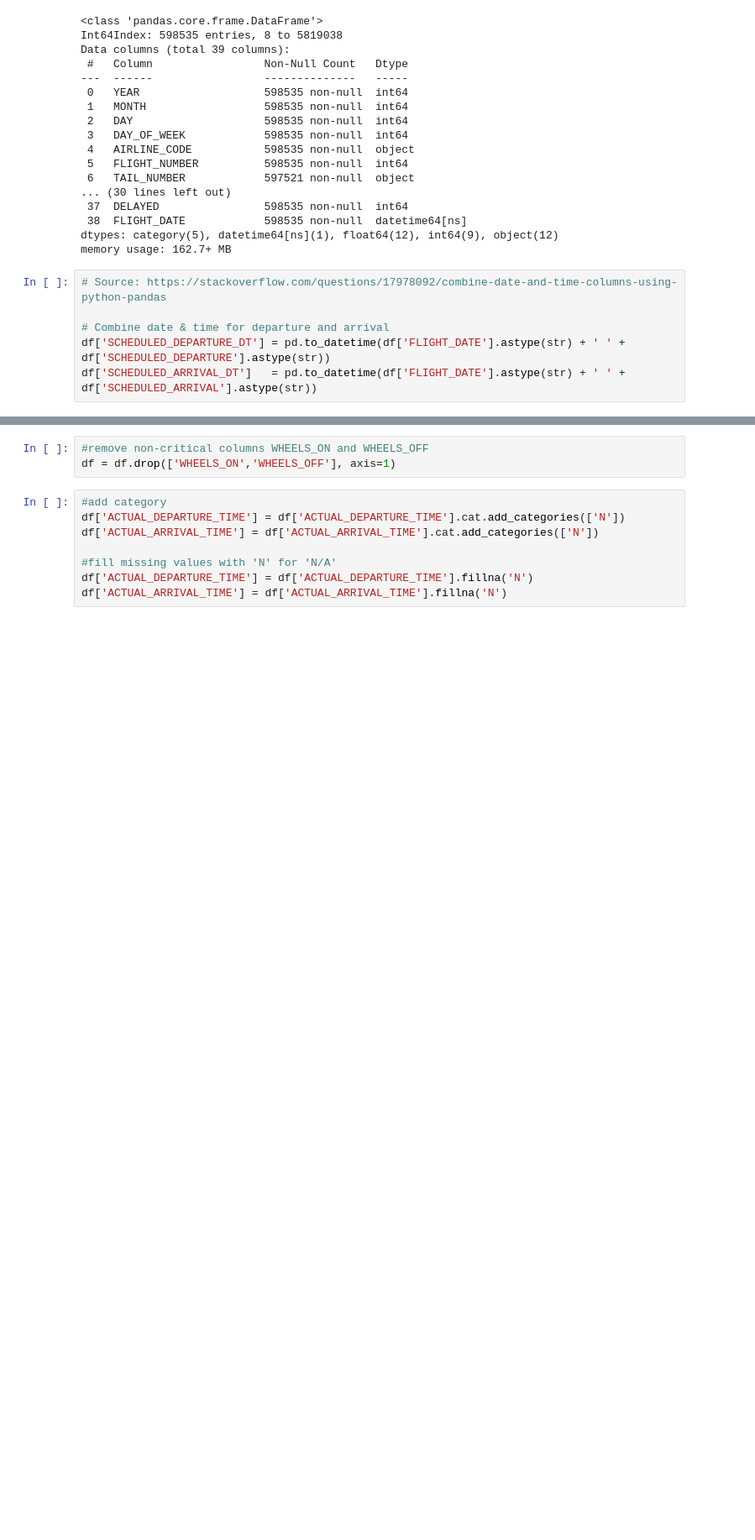
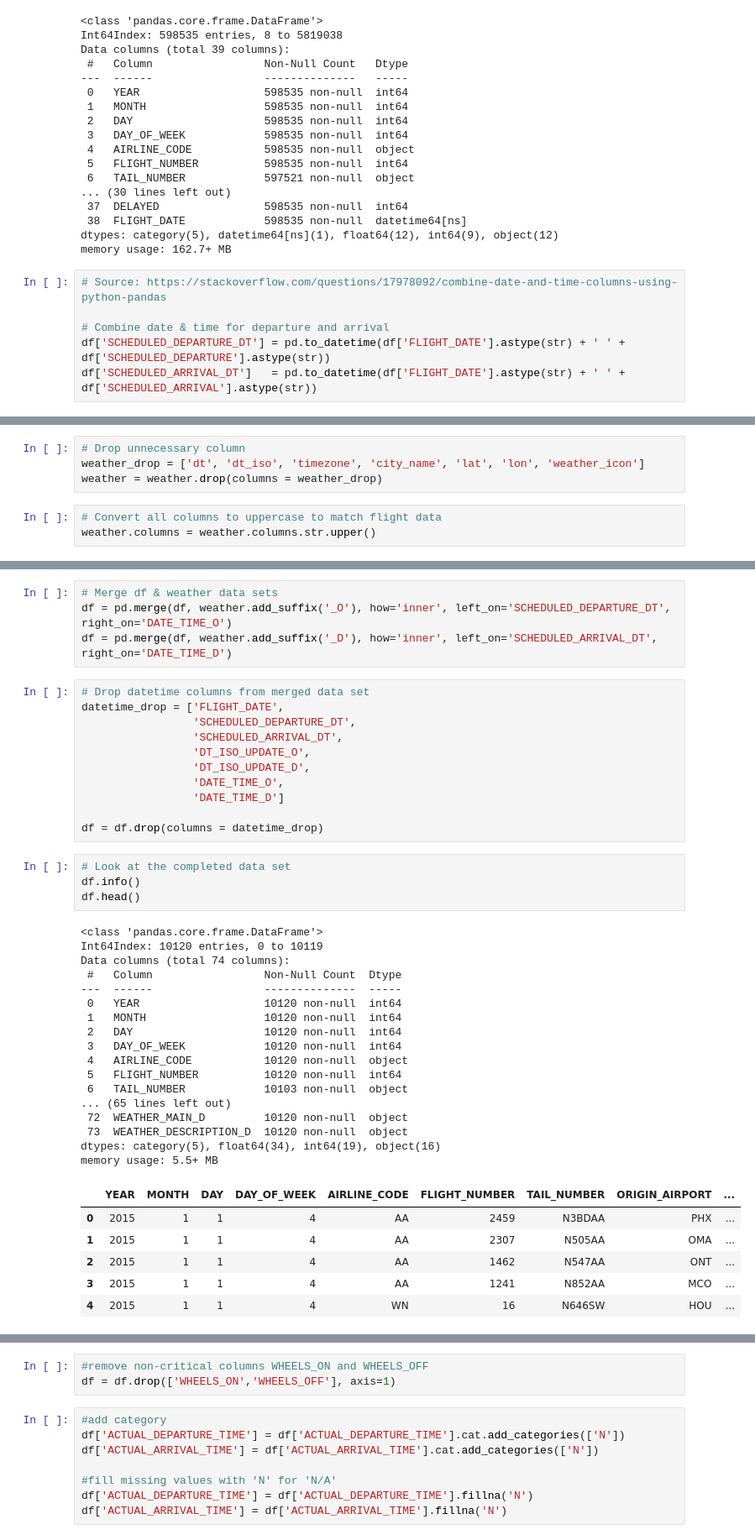
Before and after one commit to mattfarrow1/7331-machine-learning-1, a Jupyter notebook: Labs/Lab2_Group4_Matt.ipynb, the cells around one changed output, grey strips where cells are left out. Shown at 84% size. Cells and saved outputs as stored; diff of their text form; blank space fills up the shorter version.

Commit message:
Complete appending & merging weather data

```diff
--- a/Labs/Lab2_Group4_Matt.ipynb
+++ b/Labs/Lab2_Group4_Matt.ipynb
@@ -334,3 +355,10 @@ weather
+# %%
+# Drop unnecessary column
+weather_drop = ['dt', 'dt_iso', 'timezone', 'city_name', 'lat', 'lon', 'weather_icon']
+weather = weather.drop(columns = weather_drop)
+# %%
+# Convert all columns to uppercase to match flight data
+weather.columns = weather.columns.str.upper()
 # %%
 weather.info()
 # %% [output]
@@ -388 +382,44 @@ merged_df
+# %%
+# Merge df & weather data sets
+df = pd.merge(df, weather.add_suffix('_O'), how='inner', left_on='SCHEDULED_DEPARTURE_DT', right_on='DATE_TIME_O')
+df = pd.merge(df, weather.add_suffix('_D'), how='inner', left_on='SCHEDULED_ARRIVAL_DT', right_on='DATE_TIME_D')
+# %%
+# Drop datetime columns from merged data set
+datetime_drop = ['FLIGHT_DATE',
+                 'SCHEDULED_DEPARTURE_DT',
+                 'SCHEDULED_ARRIVAL_DT',
+                 'DT_ISO_UPDATE_O',
+                 'DT_ISO_UPDATE_D',
+                 'DATE_TIME_O',
+                 'DATE_TIME_D']
+
+df = df.drop(columns = datetime_drop)
+# %%
+# Look at the completed data set
+df.info()
+df.head()
+# %% [output]
+<class 'pandas.core.frame.DataFrame'>
+Int64Index: 10120 entries, 0 to 10119
+Data columns (total 74 columns):
+ #   Column                 Non-Null Count  Dtype
+---  ------                 --------------  -----
+ 0   YEAR                   10120 non-null  int64
+ 1   MONTH                  10120 non-null  int64
+ 2   DAY                    10120 non-null  int64
+ 3   DAY_OF_WEEK            10120 non-null  int64
+ 4   AIRLINE_CODE           10120 non-null  object
+ 5   FLIGHT_NUMBER          10120 non-null  int64
+ 6   TAIL_NUMBER            10103 non-null  object
+... (65 lines left out)
+ 72  WEATHER_MAIN_D         10120 non-null  object
+ 73  WEATHER_DESCRIPTION_D  10120 non-null  object
+dtypes: category(5), float64(34), int64(19), object(16)
+memory usage: 5.5+ MB
+|  | YEAR | MONTH | DAY | DAY_OF_WEEK | AIRLINE_CODE | FLIGHT_NUMBER | TAIL_NUMBER | ORIGIN_AIRPORT | ... |
+| 0 | 2015 | 1 | 1 | 4 | AA | 2459 | N3BDAA | PHX | ... |
+| 1 | 2015 | 1 | 1 | 4 | AA | 2307 | N505AA | OMA | ... |
+| 2 | 2015 | 1 | 1 | 4 | AA | 1462 | N547AA | ONT | ... |
+| 3 | 2015 | 1 | 1 | 4 | AA | 1241 | N852AA | MCO | ... |
+| 4 | 2015 | 1 | 1 | 4 | WN | 16 | N646SW | HOU | ... |
 # %% [markdown]
```
Also changed, not shown: parts of 29 cells of this notebook.
